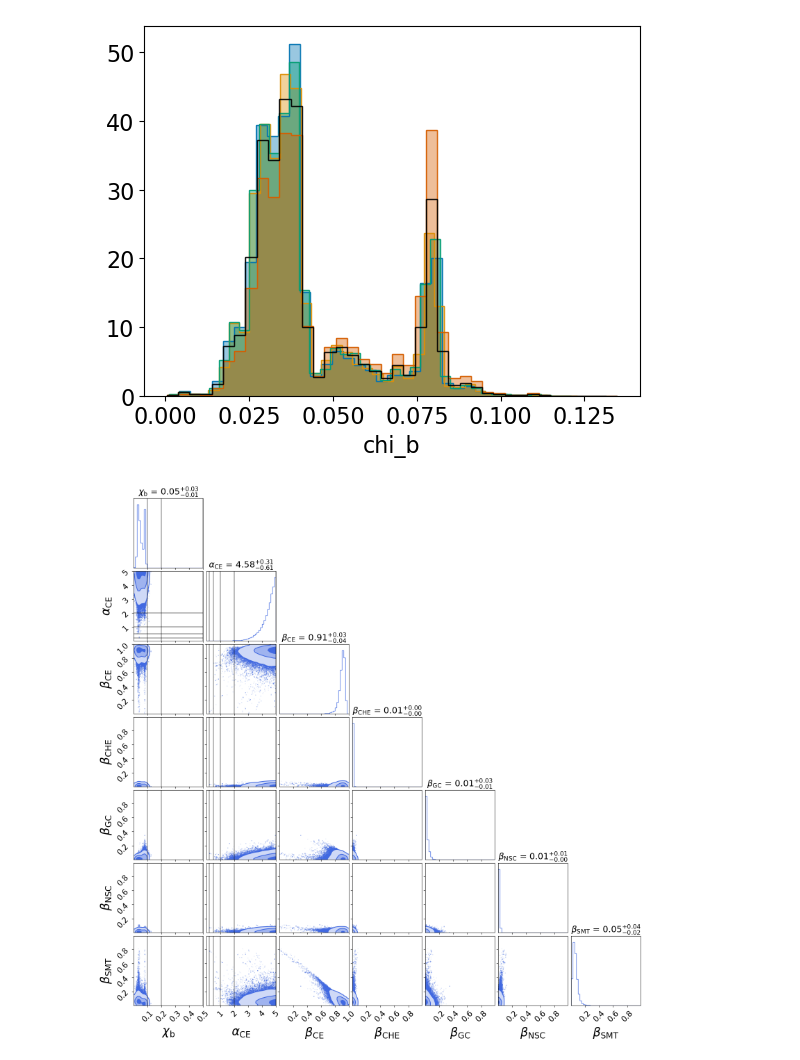
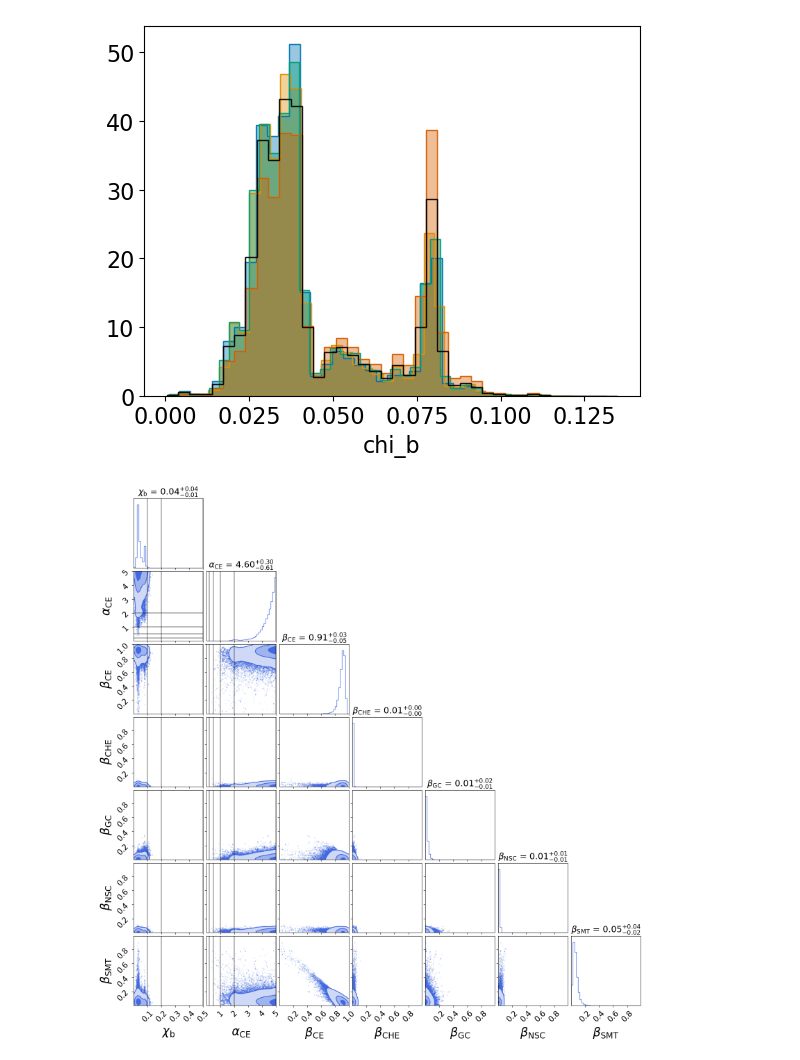
Before and after one commit to michaelzevin/AMAZE, a Jupyter notebook: notebooks/plot_continuous_result.ipynb, the cells around one changed output. Saved outputs shown, nothing was run; the diff lists cells and outputs as text; code cells hidden in the pictures.

```diff
--- a/notebooks/plot_continuous_result.ipynb
+++ b/notebooks/plot_continuous_result.ipynb
@@ -42,7 +44,7 @@ corner_kwargs = dict(
 )
 
 i=0
-for i, result in enumerate(['/data/wiay/2297403c/amaze_model_select/Nflows_AMAZE_paper/outputs/cont_GWTC3/prod_retrainedCE/*.hdf5','/data/wiay/2297403c/amaze_model_select/AMAZE_project_resources/test_production_runs/continuous_GWTC-3/output_seed12.hdf5']):
+for i, result in enumerate(['/data/wiay/2297403c/amaze_model_select/Nflows_AMAZE_paper/outputs/cont_GWTC3/prod_retrainedCE/*.hdf5']):
     for result_file in glob.glob(result):
         flow_file = h5py.File(result_file, 'r')
         branching_fracs = np.array(flow_file['model_selection']['samples']['block0_values'])
@@ -84,7 +87,7 @@ plt.xlabel('chi_b')
 Text(0.5, 0, 'chi_b')
 [figure]
 # %%
-#corner plots of betas
+#corner plot of all samples for all run instances
 plt.rcParams.update({'font.size': 16})
 
 
@@ -94,32 +97,32 @@ corner_kwargs = dict(
     color="royalblue",
     #quantiles=[0.16, 0.84],
     levels=(1 - np.exp(-0.5), 1 - np.exp(-2), 1 - np.exp(-9 / 2.0)),
     plot_density=True,
     plot_datapoints=True,
     fill_contours=True,
     show_titles=True,
     hist_kwargs=dict(density=True),
     label_kwargs=dict(fontsize=25),
     title_kwargs=dict(fontsize=18),
     labels=[r'$\chi_\mathrm{b}$', r'$\alpha_\mathrm{CE}$',r'$\beta_{\mathrm{CE}}$',r'$\beta_{\mathrm{CHE}}$',r'$\beta_{\mathrm{GC}}$',r'$\beta_{\mathrm{NSC}}$',r'$\beta_{\mathrm{SMT}}$'],
     range = [(0.,.5),(0.,5.),(0.,1.),(0.,.99),(0.,.99),(0.,.99),(0.,.99)]
 )
 
 all_samples = np.array([])
 
-for result_file in glob.glob('*.hdf5'):
+for result_file in glob.glob('/data/wiay/2297403c/amaze_model_select/Nflows_AMAZE_paper/outputs/cont_GWTC3/prod_retrainedCE/*.hdf5'):
     flow_file = h5py.File(result_file, 'r')
     result_samps = np.array(flow_file['model_selection']['samples']['block0_values'])
     all_samples = np.append(all_samples, result_samps)
 
 all_samples = np.reshape(all_samples, (-1, 7))
 fig_result = corner.corner(all_samples, **corner_kwargs)
 
 for a in alpha:
     corner.overplot_lines(fig_result, [None, a, None, None, None, None, None], color='black', alpha=0.5)
 for chi in chi_b:
     corner.overplot_lines(fig_result, [chi, None, None, None, None, None, None], color='black', alpha=0.5)
 #fig_data = corner.corner(dirichlet.pdf(np.ones(5)*0.2, np.ones(5)), fig=fig_data, **corner_kwargs_kde)
 #fig_data.savefig('/Users/stormcolloms/Documents/PhD/Project_work/AMAZE_model_selection/rns/Flows_200324_contcorrectalpha/plots/full_posteriors_corner_cont.pdf')
 # %% [output]
-[figure, old version]
+[figure, new version]
```
Also changed, not shown: parts of 10 cells of this notebook, 3 other files.
